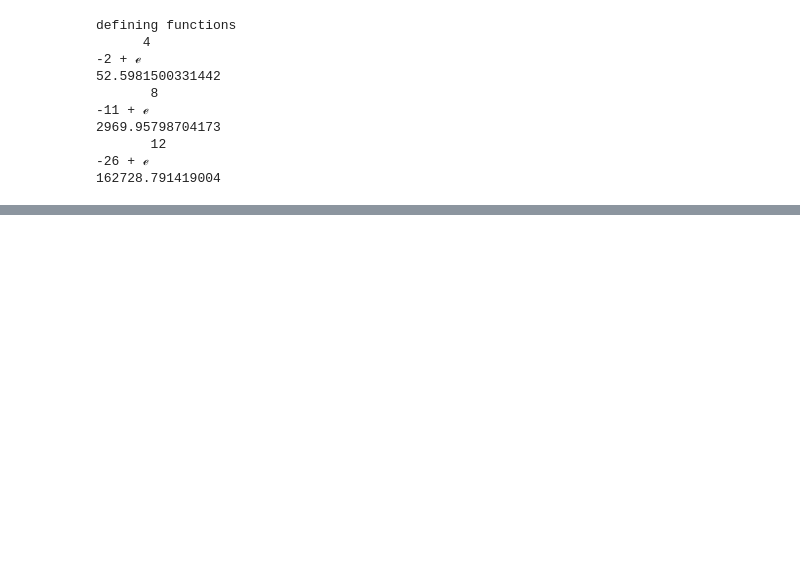
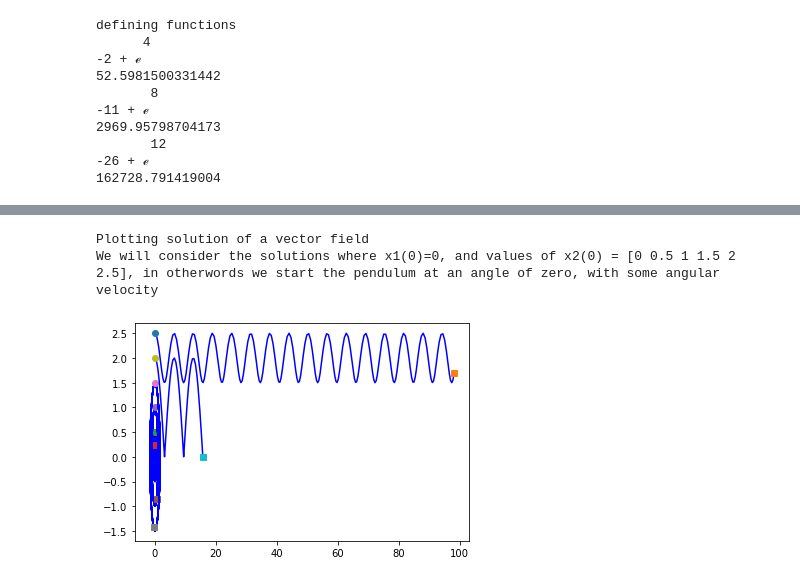
Before and after one commit to rsatwik/PythonPractise, a Jupyter notebook: Nonlinear_Dynamics.ipynb, the cells around one changed output, grey strips where cells are left out. Cells and saved outputs as stored; diff of their text form; code cells hidden in the pictures; blank space fills up the shorter version.

```diff
--- a/Nonlinear_Dynamics.ipynb
+++ b/Nonlinear_Dynamics.ipynb
@@ -59,0 +153,21 @@ pprint(sym.dsolve(f(x).diff(x)*x+f(x)-f(x)**2,f(x)))
+# %%
+print("Plotting solution of a vector field")
+print("We will consider the solutions where x1(0)=0, and values of x2(0) = [0 0.5 1 1.5 2 2.5], in otherwords we start the pendulum at an angle of zero, with some angular velocity")
+
+from scipy.integrate import odeint
+
+for x20 in [0, 0.5, 1, 1.5, 2, 2.5]:
+    t=np.linspace(0,50,200)
+    X0 = [0.0,x20]
+    Xsol=odeint(f,X0,t)
+    plt.plot(Xsol[:,0],Xsol[:,1],'b-')# path
+    plt.plot([Xsol[0,0]],[Xsol[0,1]],'o')#start
+    plt.plot([Xsol[-1,0]],[Xsol[-1,1]],'s') #end
+    plt.annotate("Origin",xy=(-0.09,-0.09))
+
+# plt.xlim([-2,8])
+# plt.show()
+# %% [output]
+Plotting solution of a vector field
+We will consider the solutions where x1(0)=0, and values of x2(0) = [0 0.5 1 1.5 2 2.5], in otherwords we start the pendulum at an angle of zero, with some angular velocity
+[figure, added]
```
Also changed, not shown: parts of 13 cells of this notebook.
